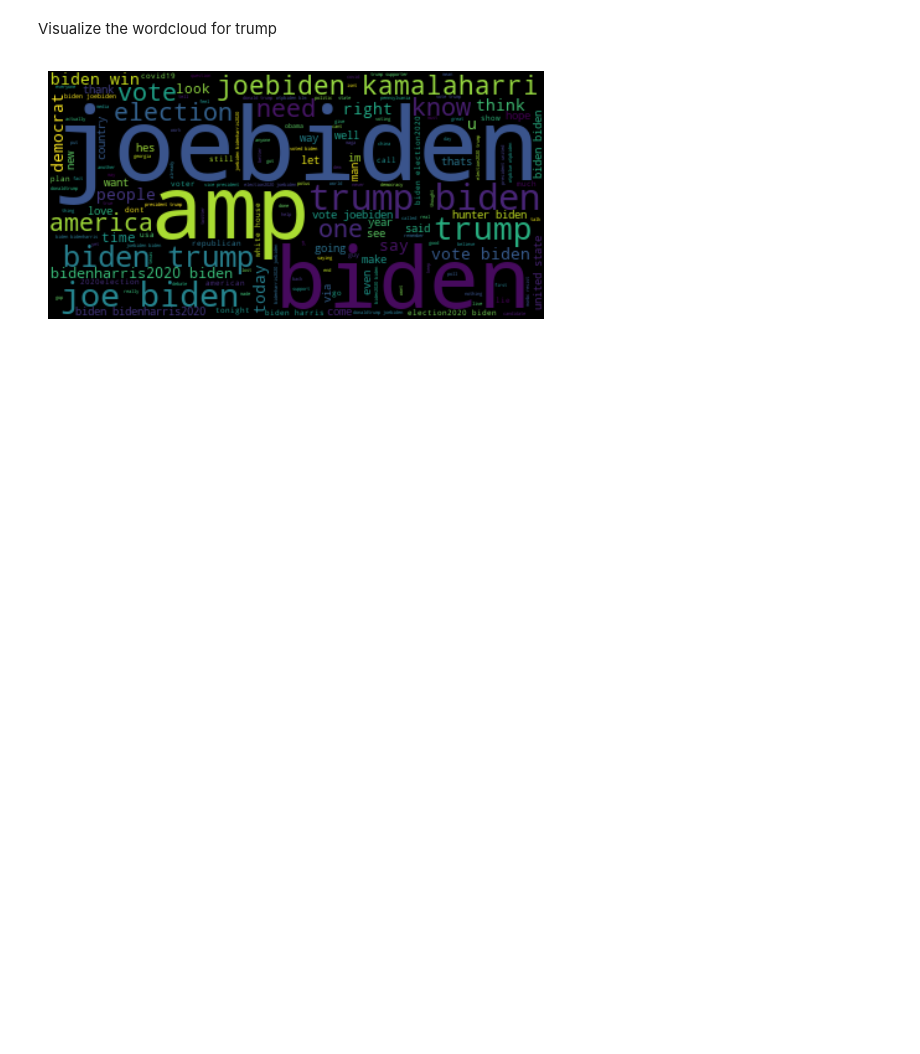
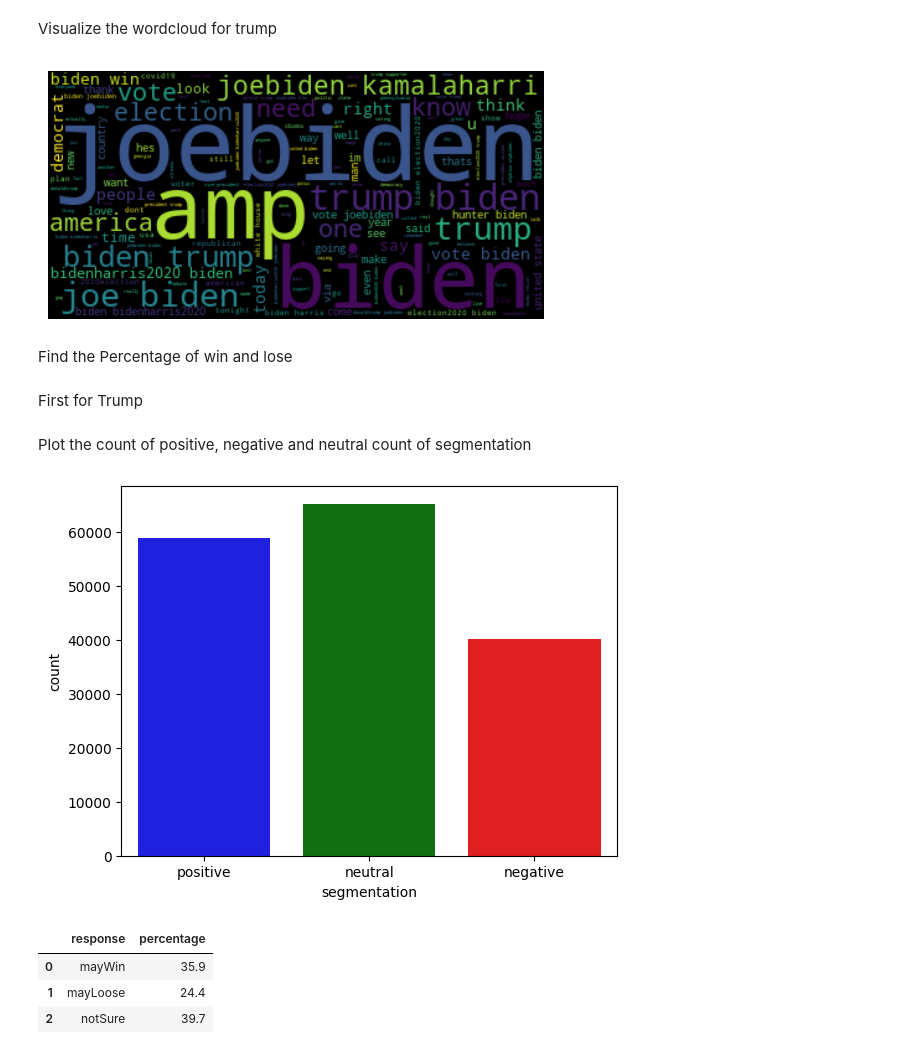
Before and after one commit to MiraySardogan/DC-PollMasters, a Jupyter notebook: Mir/3_sentiment_analysis.ipynb, the cells around one changed output. Drawn from its saved outputs; the diff is of its cells as text; code cells hidden in the pictures; blank space fills up the shorter version.

```diff
--- a/Mir/3_sentiment_analysis.ipynb
+++ b/Mir/3_sentiment_analysis.ipynb
@@ -194,3 +202,21 @@ plt.axis('off')
 plt.show()
 # %% [output]
 [figure]
+# %% [markdown]
+Find the Percentage of win and lose
+# %% [markdown]
+First for Trump
+# %% [markdown]
+Plot the count of positive, negative and neutral count of segmentation
+# %%
+sns.countplot(
+    data=trump_tweets,
+    x="segmentation",
+    hue="segmentation",  # Assign the same variable to `hue`
+    palette=["blue", "green", "red"],
+    dodge=False  # Prevent bar splitting due to `hue`
+)
+plt.legend([], [], frameon=False)  # Optionally disable the legend
+plt.show()
+# %% [output]
+[figure, added]
@@ -196,0 +234,7 @@ plt.show()
+# %%
+response_trump
+# %% [output]
+|  | response | percentage |
+| 0 | mayWin | 35.9 |
+| 1 | mayLoose | 24.4 |
+| 2 | notSure | 39.7 |
```
Also changed, not shown: parts of 19 cells of this notebook, 6 other files.
